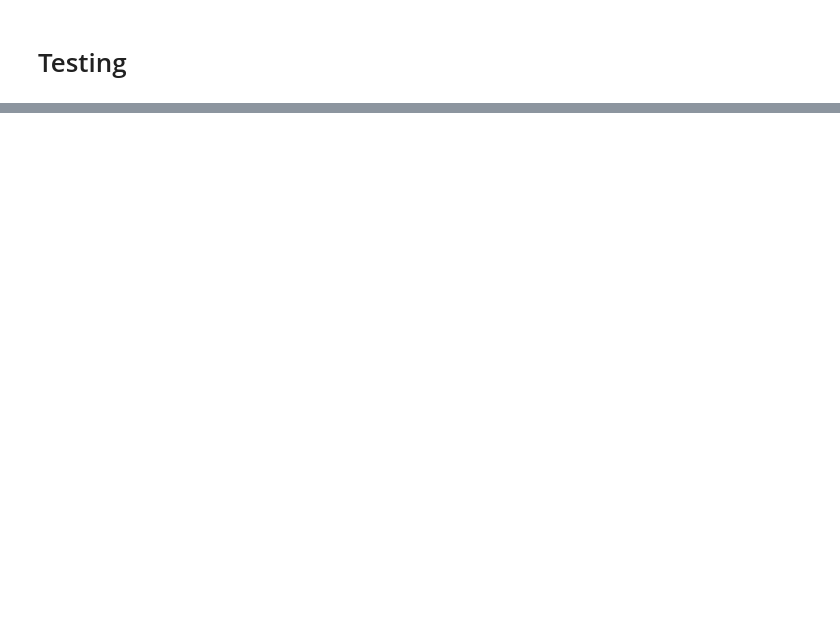
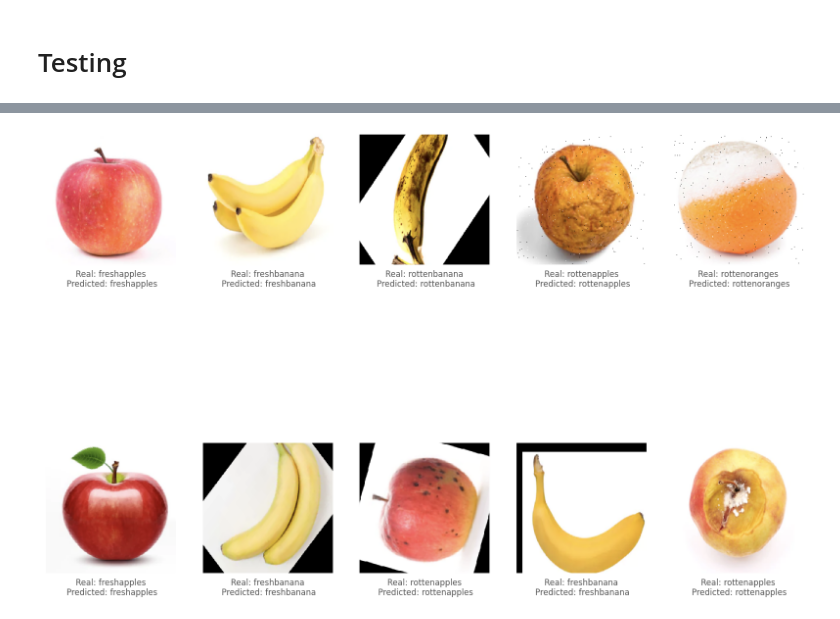
Before and after one commit to LikoSetiawan/computervision, a Jupyter notebook: inception-xception.ipynb, the cells around one changed output, grey strips where cells are left out. Drawn from its saved outputs; the diff is of its cells as text; code cells hidden in the pictures; blank space fills up the shorter version.

```diff
--- a/inception-xception.ipynb
+++ b/inception-xception.ipynb
@@ -254,6 +328,4 @@ print("Validatio Accuracy = %f \nValidation Loss = %f " % (test_acc, loss))
 # %%
-setelah dilakukan pembuatan model dan didapatkan hasil accuracy ... dilakukan pengujian dengna mengambil gambar secara ramdom sbnyk 10 dr dtaset
-
 
 test_images,test_labels=test_gen.next()
 plt.figure(figsize=(20,15))
@@ -267,3 +339,4 @@ for i in range(10):
     predicted = int(np.argmax(model.predict(img),axis=1))
     predicted = classes_dict[predicted]
     plt.xlabel(f"Real: {real}\n Predicted: {predicted}")
+# %% [output]
@@ -269,0 +353 @@ for i in range(10):
+[figure, added]
```
Also changed, not shown: parts of 10 cells of this notebook.
